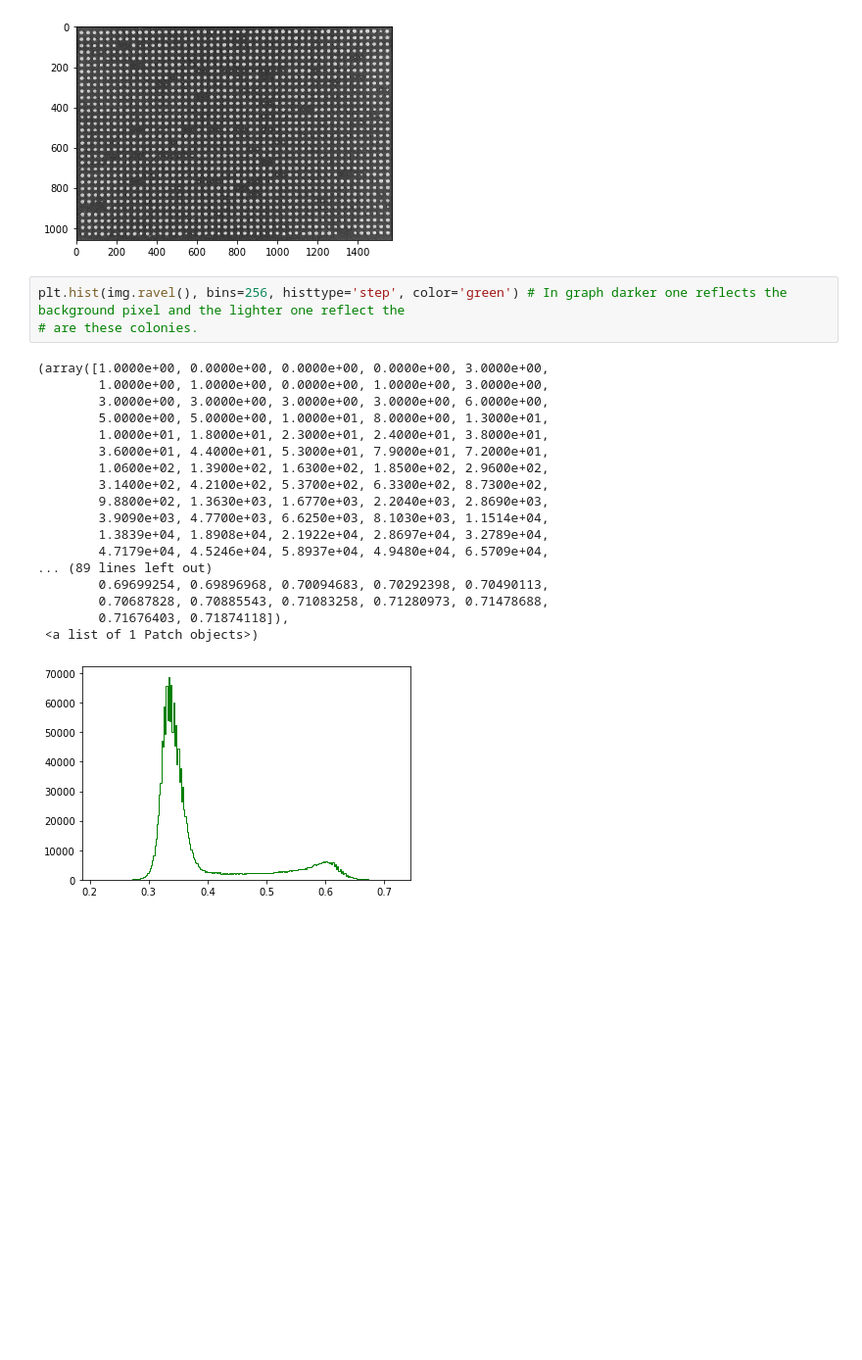
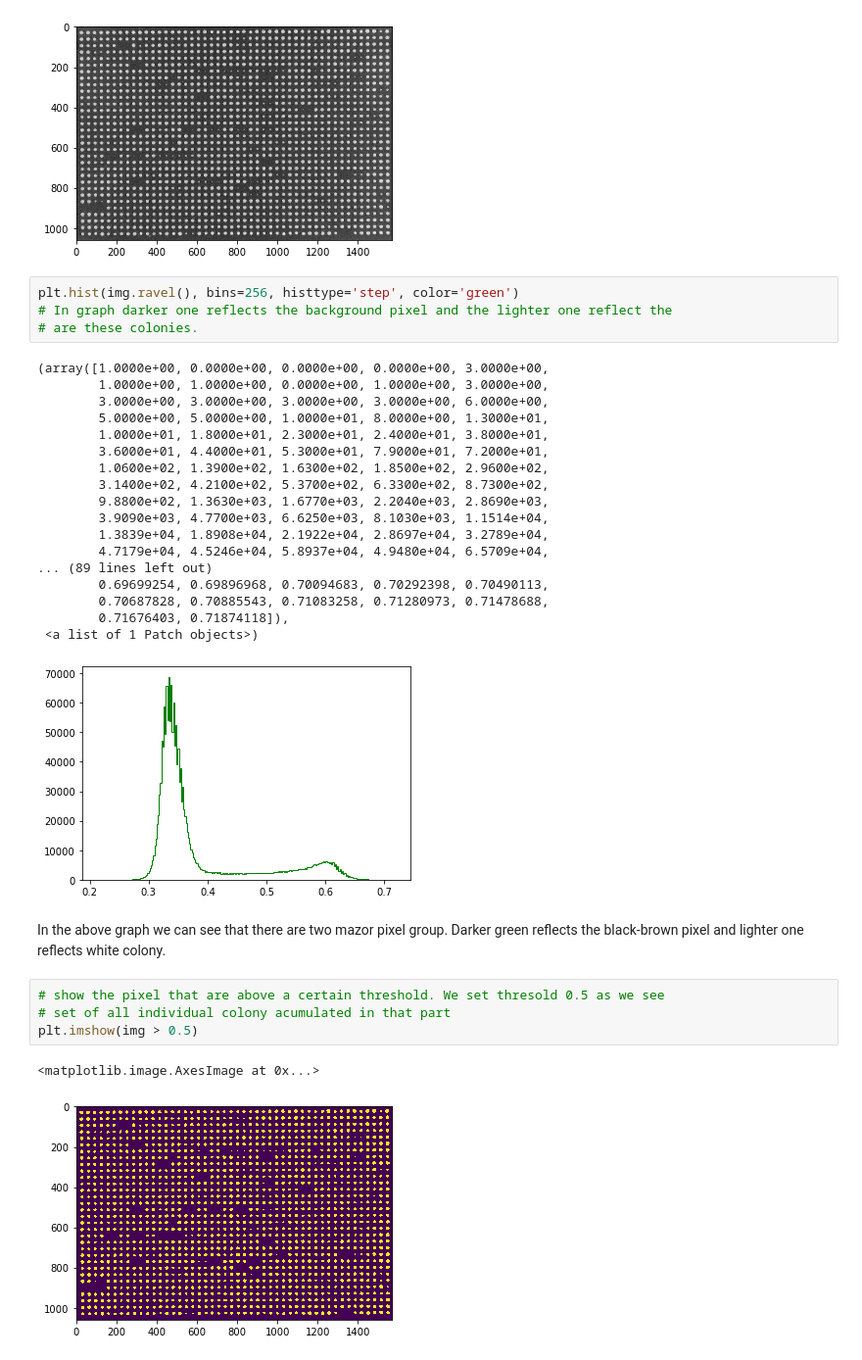
Before and after one commit to JuleeMishra/Python, a Jupyter notebook: pandas/ImageProcessing.ipynb, the cells around one changed output. Shown at 98% size. Saved outputs shown, nothing was run; the diff lists cells and outputs as text; blank space fills up the shorter version.

Commit message:
Modified ImageProcessing file for colony image processing

```diff
--- a/pandas/ImageProcessing.ipynb
+++ b/pandas/ImageProcessing.ipynb
@@ -248,7 +248,8 @@ plt.imshow(img, 'gray')
 <matplotlib.image.AxesImage at 0x...>
 [figure]
 # %%
-plt.hist(img.ravel(), bins=256, histtype='step', color='green') # In graph darker one reflects the background pixel and the lighter one reflect the
+plt.hist(img.ravel(), bins=256, histtype='step', color='green')
+# In graph darker one reflects the background pixel and the lighter one reflect the
 # are these colonies.
 # %% [output]
 (array([1.0000e+00, 0.0000e+00, 0.0000e+00, 0.0000e+00, 3.0000e+00,
@@ -269,3 +270,12 @@ plt.hist(img.ravel(), bins=256, histtype='step', color='green') # In graph darke
         0.71676403, 0.71874118]),
  <a list of 1 Patch objects>)
 [figure]
+# %% [markdown]
+In the above graph we can see that there are two mazor pixel group. Darker green reflects the black-brown pixel and lighter one reflects white colony.
+# %%
+# show the pixel that are above a certain threshold. We set thresold 0.5 as we see
+# set of all individual colony acumulated in that part
+plt.imshow(img > 0.5)
+# %% [output]
+<matplotlib.image.AxesImage at 0x...>
+[figure, added]
```
Also changed, not shown: parts of 7 cells of this notebook.
